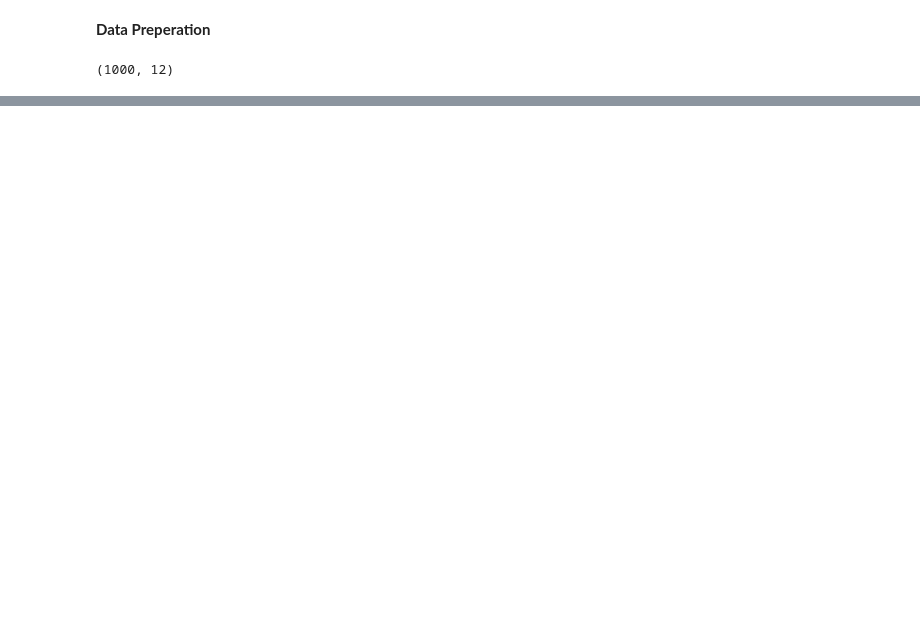
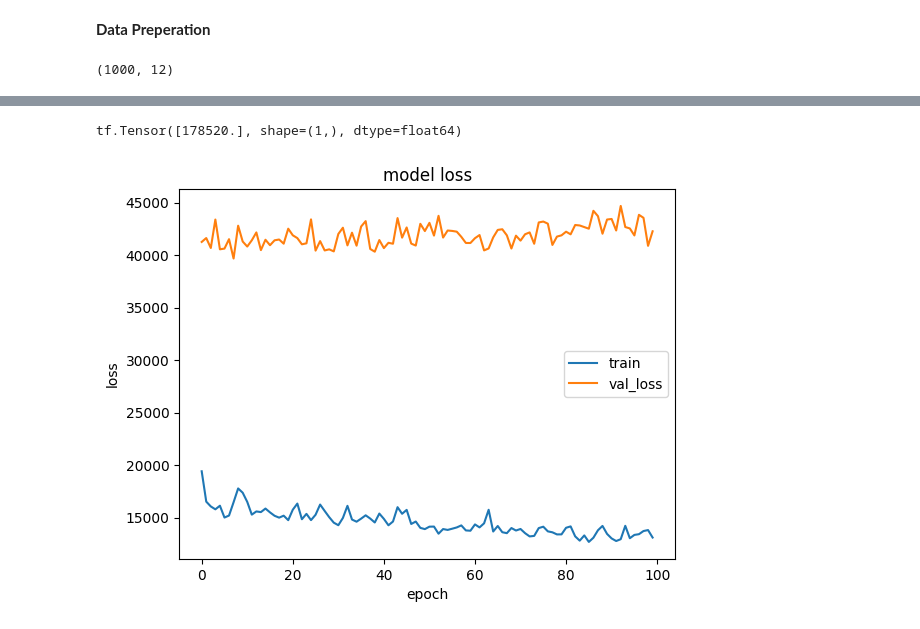
Before and after one commit to BaduA/carpriceprediction, a Jupyter notebook: carprediction.ipynb, the cells around one changed output, grey strips where cells are left out. Saved outputs shown, nothing was run; the diff lists cells and outputs as text; code cells hidden in the pictures; blank space fills up the shorter version.

```diff
--- a/carprediction.ipynb
+++ b/carprediction.ipynb
@@ -23,0 +32,10 @@ Y = tf.expand_dims(Y, axis = -1)
+# %%
+X_train = X[:int(DATASET_SIZE*TRAIN_RATIO)]
+Y_train = Y[:int(DATASET_SIZE*TRAIN_RATIO)]
+
+X_val = X[int(DATASET_SIZE*TRAIN_RATIO):-int(DATASET_SIZE*VAL_RATIO)]
+Y_val = Y[int(DATASET_SIZE*TRAIN_RATIO):-int(DATASET_SIZE*VAL_RATIO)]
+print(X_val.shape)
+
+X_test = X[-int(DATASET_SIZE*TEST_RATIO):]
+Y_test = Y[-int(DATASET_SIZE*TEST_RATIO):]
@@ -28,6 +48,10 @@ normalizer(X)[:5]
 # %%
+from keras.api._v2.keras import activations
 model = tf.keras.Sequential()
 model.add(InputLayer(input_shape = (8,)))
 model.add(normalizer)
+model.add(Dense(96, activation="relu"))
+model.add(Dense(64, activation="relu"))
+model.add(Dense(32, activation="relu"))
 model.add(Dense(1))
 model.summary()
@@ -52,0 +60,4 @@ tf.keras.utils.plot_model(model,to_file ="model.png",show_shapes=True)
+# %%
+model.compile(optimizer = Adam(learning_rate=0.1),loss = MeanAbsoluteError())
+# %%
+history = model.fit(X_train,Y_train,validation_data=(X_val,Y_val),epochs = 100,verbose=0)
@@ -52,0 +74,14 @@ tf.keras.utils.plot_model(model,to_file ="model.png",show_shapes=True)
+# %%
+print(Y_test[1])
+# %% [output]
+tf.Tensor([178520.], shape=(1,), dtype=float64)
+# %%
+plt.plot(history.history["loss"])
+plt.plot(history.history["val_loss"])
+plt.title("model loss")
+plt.ylabel("loss")
+plt.xlabel("epoch")
+plt.legend(["train","val_loss"])
+plt.show()
+# %% [output]
+[figure, added]
```
Also changed, not shown: parts of 8 cells of this notebook.
